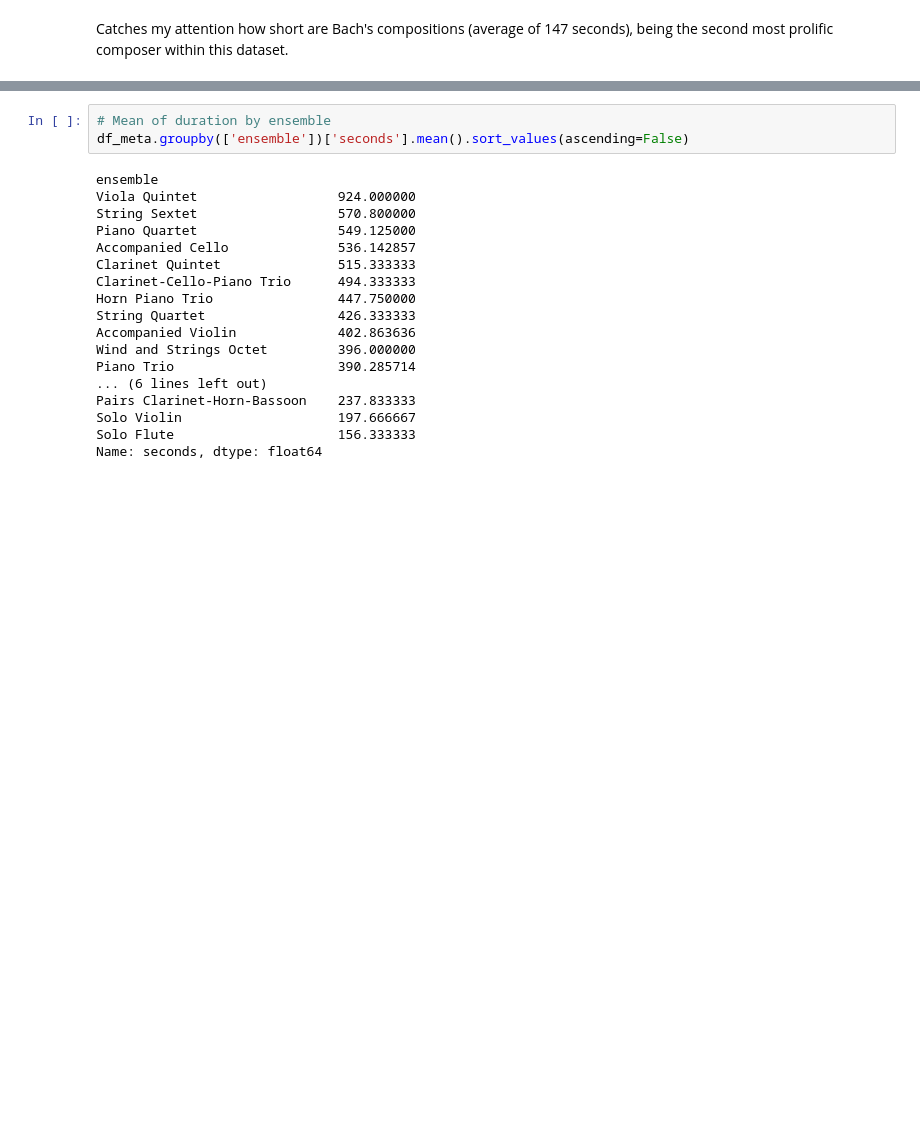
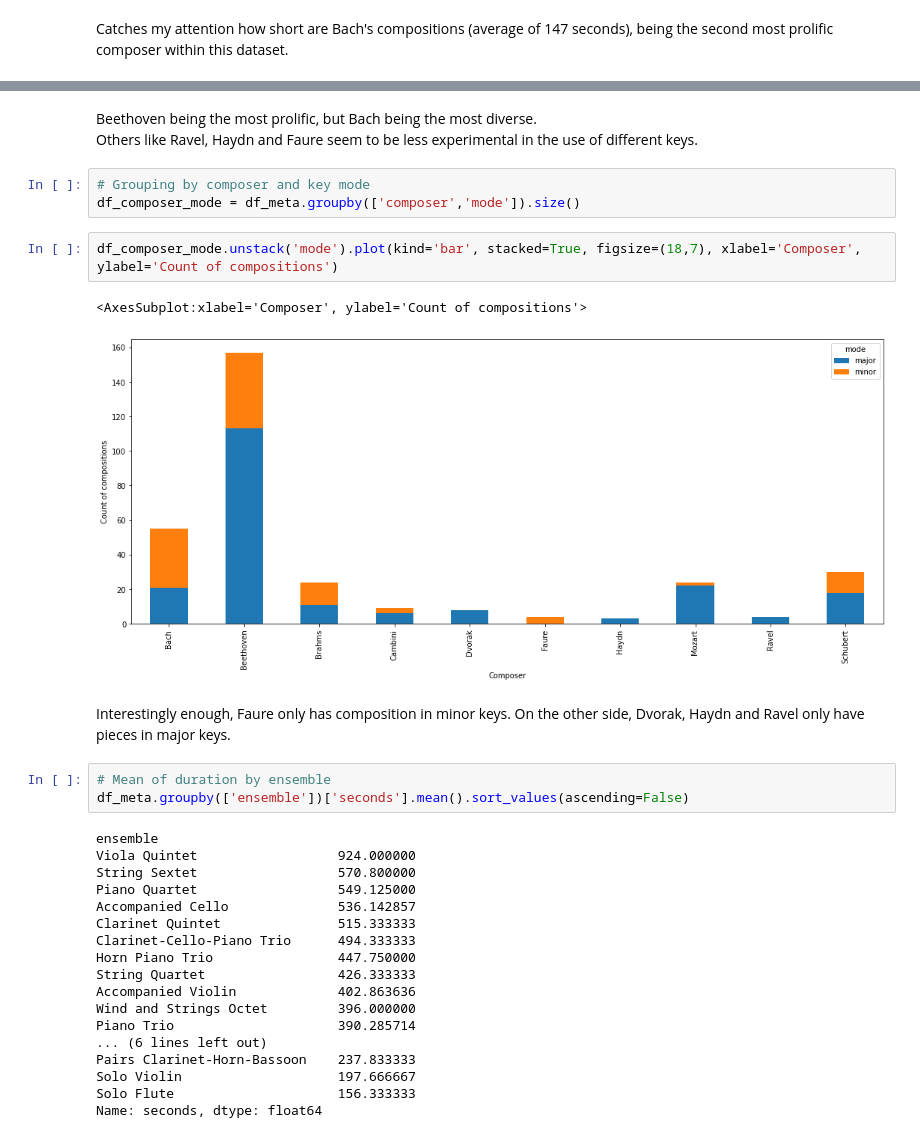
Before and after one commit to xsvxldx/classical_music, a Jupyter notebook: 02-metadata_analysis.ipynb, the cells around one changed output, grey strips where cells are left out. Saved outputs shown, nothing was run; the diff lists cells and outputs as text; blank space fills up the shorter version.

Commit message:
Added column 'mode' to the scores metadata

```diff
--- a/02-metadata_analysis.ipynb
+++ b/02-metadata_analysis.ipynb
@@ -272,3 +303,16 @@ Catches my attention how short are Bach's compositions (average of 147 seconds),
+# %% [markdown]
+Beethoven being the most prolific, but Bach being the most diverse.
+Others like Ravel, Haydn and Faure seem to be less experimental in the use of different keys.
+# %%
+# Grouping by composer and key mode
+df_composer_mode = df_meta.groupby(['composer','mode']).size()
+# %%
+df_composer_mode.unstack('mode').plot(kind='bar', stacked=True, figsize=(18,7), xlabel='Composer', ylabel='Count of compositions')
+# %% [output]
+<AxesSubplot:xlabel='Composer', ylabel='Count of compositions'>
+[figure, added]
+# %% [markdown]
+Interestingly enough, Faure only has composition in minor keys. On the other side, Dvorak, Haydn and Ravel only have pieces in major keys.
 # %%
 # Mean of duration by ensemble
 df_meta.groupby(['ensemble'])['seconds'].mean().sort_values(ascending=False)
```
Also changed, not shown: parts of 28 cells of this notebook, 2 other files.
